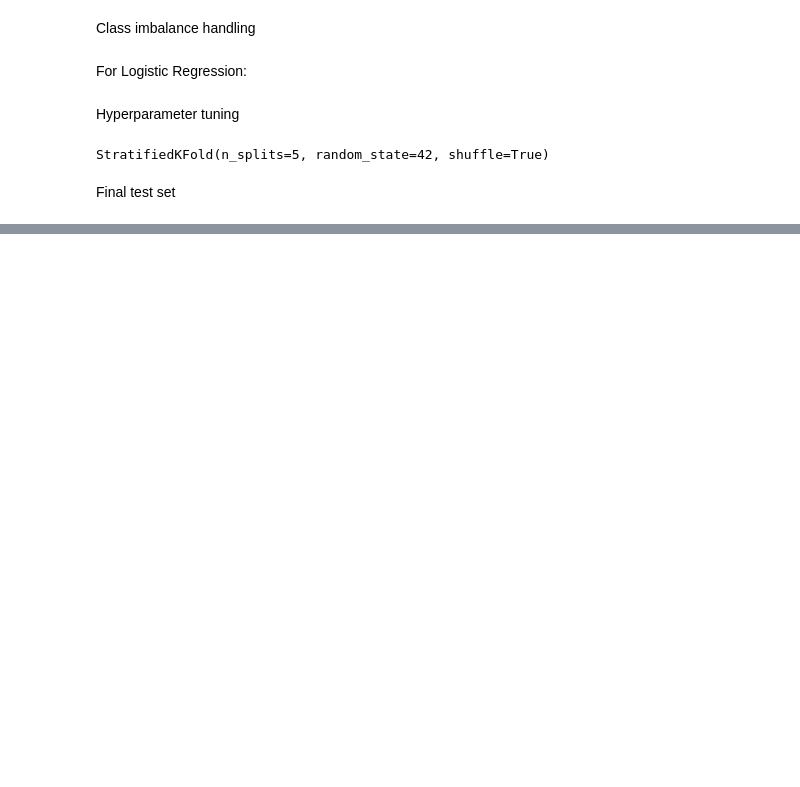
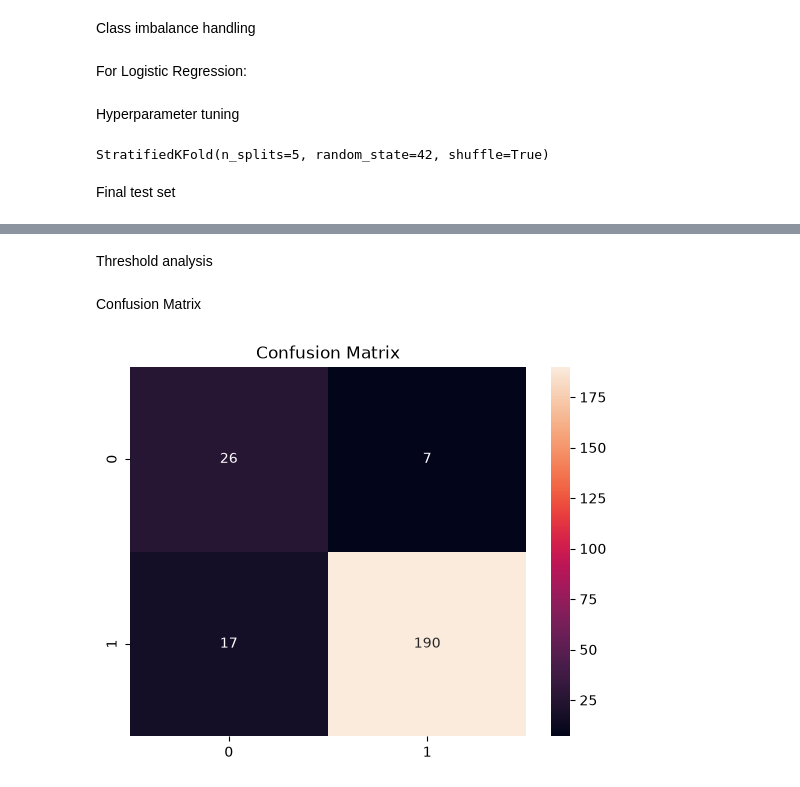
Before and after one commit to nimeshi1023/Customer-Churn-ML, a Jupyter notebook: notebooks/01_data_science_notebook.ipynb, the cells around one changed output, grey strips where cells are left out. Saved outputs shown, nothing was run; the diff lists cells and outputs as text; code cells hidden in the pictures; blank space fills up the shorter version.

```diff
--- a/notebooks/01_data_science_notebook.ipynb
+++ b/notebooks/01_data_science_notebook.ipynb
@@ -648,0 +646,4 @@ PR-AUC      : 0.9835
+# %% [markdown]
+Threshold analysis
+# %%
+probabilities = best_model.predict_proba(X_test)[:, 1]
@@ -648,0 +662,24 @@ PR-AUC      : 0.9835
+# %% [markdown]
+Confusion Matrix
+# %%
+threshold = 0.5
+
+pred = (
+    probabilities >= threshold
+).astype(int)
+
+cm = confusion_matrix(
+    y_test,
+    pred
+)
+
+sns.heatmap(
+    cm,
+    annot=True,
+    fmt="d"
+)
+
+plt.title("Confusion Matrix")
+plt.show()
+# %% [output]
+[figure, added]
```
Also changed, not shown: parts of 29 cells of this notebook, 2 other files.
